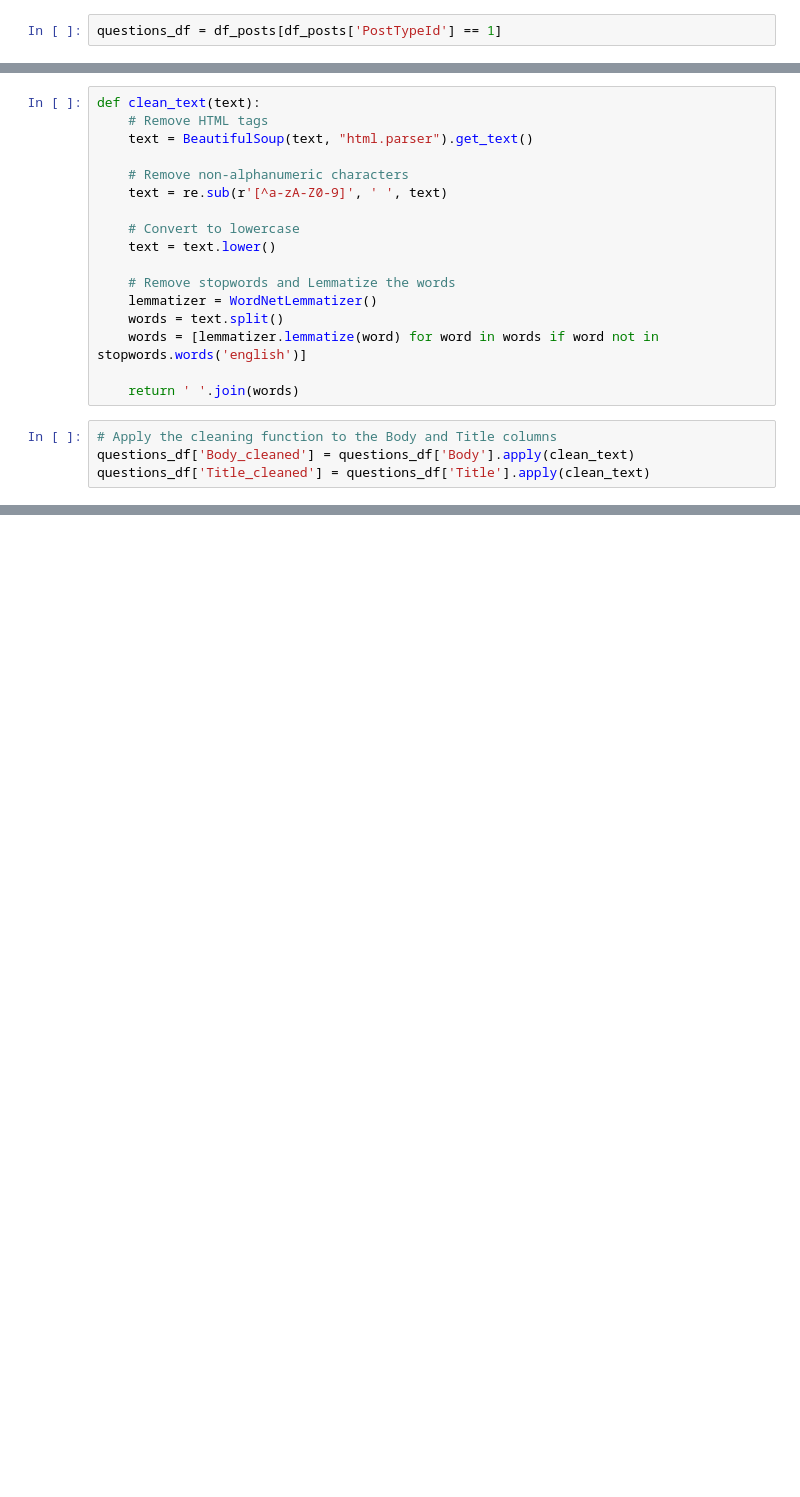
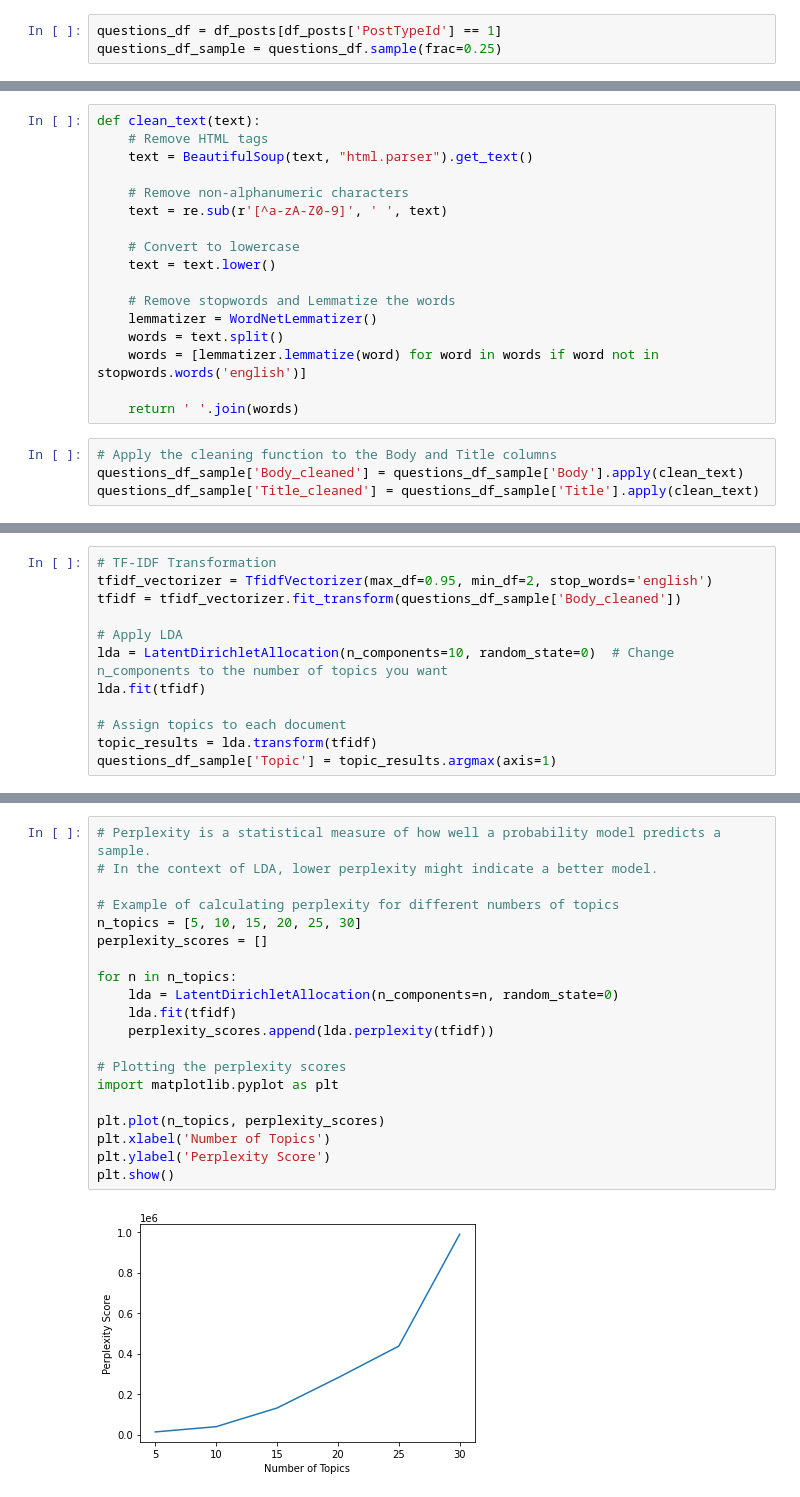
Before and after one commit to pierrehogenhaug/stackexchange_politics, a Jupyter notebook: topic_extraction.ipynb, the cells around one changed output, grey strips where cells are left out. Saved outputs shown, nothing was run; the diff lists cells and outputs as text; blank space fills up the shorter version.

Commit message:
Implemented LDA for topic modelling

```diff
--- a/topic_extraction.ipynb
+++ b/topic_extraction.ipynb
@@ -49,6 +49,7 @@ df_posts.head()
 ### Filtering Posts
 # %%
 questions_df = df_posts[df_posts['PostTypeId'] == 1]
+questions_df_sample = questions_df.sample(frac=0.25)
 # %% [markdown]
 ### Text preprocessing
 # %%
@@ -70,5 +71,5 @@ def clean_text(text):
     return ' '.join(words)
 # %%
 # Apply the cleaning function to the Body and Title columns
-questions_df['Body_cleaned'] = questions_df['Body'].apply(clean_text)
-questions_df['Title_cleaned'] = questions_df['Title'].apply(clean_text)
+questions_df_sample['Body_cleaned'] = questions_df_sample['Body'].apply(clean_text)
+questions_df_sample['Title_cleaned'] = questions_df_sample['Title'].apply(clean_text)
@@ -74,0 +85,12 @@ questions_df['Title_cleaned'] = questions_df['Title'].apply(clean_text)
+# %%
+# TF-IDF Transformation
+tfidf_vectorizer = TfidfVectorizer(max_df=0.95, min_df=2, stop_words='english')
+tfidf = tfidf_vectorizer.fit_transform(questions_df_sample['Body_cleaned'])
+
+# Apply LDA
+lda = LatentDirichletAllocation(n_components=10, random_state=0)  # Change n_components to the number of topics you want
+lda.fit(tfidf)
+
+# Assign topics to each document
+topic_results = lda.transform(tfidf)
+questions_df_sample['Topic'] = topic_results.argmax(axis=1)
@@ -74,0 +144,22 @@ questions_df['Title_cleaned'] = questions_df['Title'].apply(clean_text)
+# %%
+# Perplexity is a statistical measure of how well a probability model predicts a sample.
+# In the context of LDA, lower perplexity might indicate a better model.
+
+# Example of calculating perplexity for different numbers of topics
+n_topics = [5, 10, 15, 20, 25, 30]
+perplexity_scores = []
+
+for n in n_topics:
+    lda = LatentDirichletAllocation(n_components=n, random_state=0)
+    lda.fit(tfidf)
+    perplexity_scores.append(lda.perplexity(tfidf))
+
+# Plotting the perplexity scores
+import matplotlib.pyplot as plt
+
+plt.plot(n_topics, perplexity_scores)
+plt.xlabel('Number of Topics')
+plt.ylabel('Perplexity Score')
+plt.show()
+# %% [output]
+[figure, added]
```
Also changed, not shown: parts of 3 cells of this notebook.
